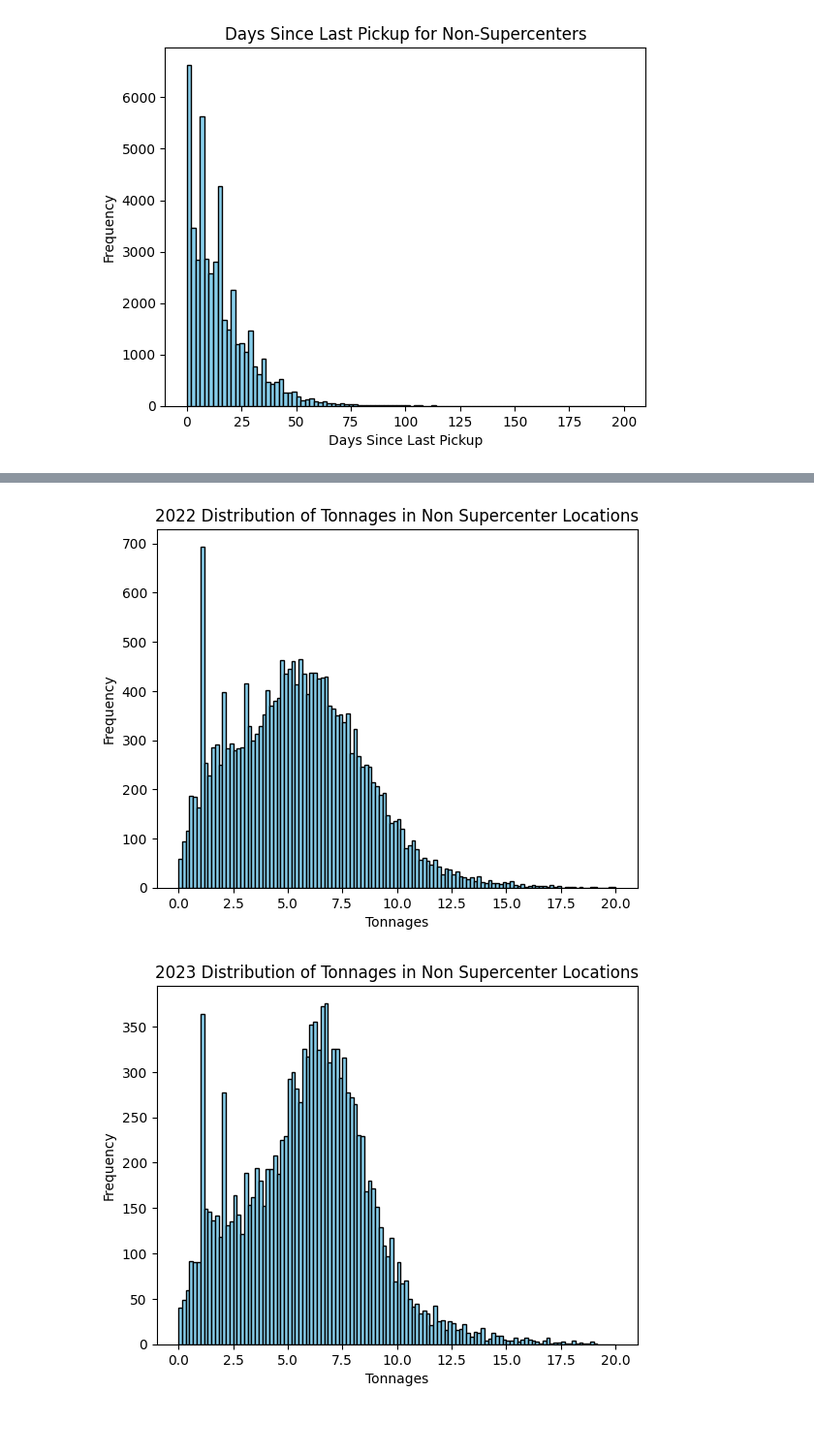
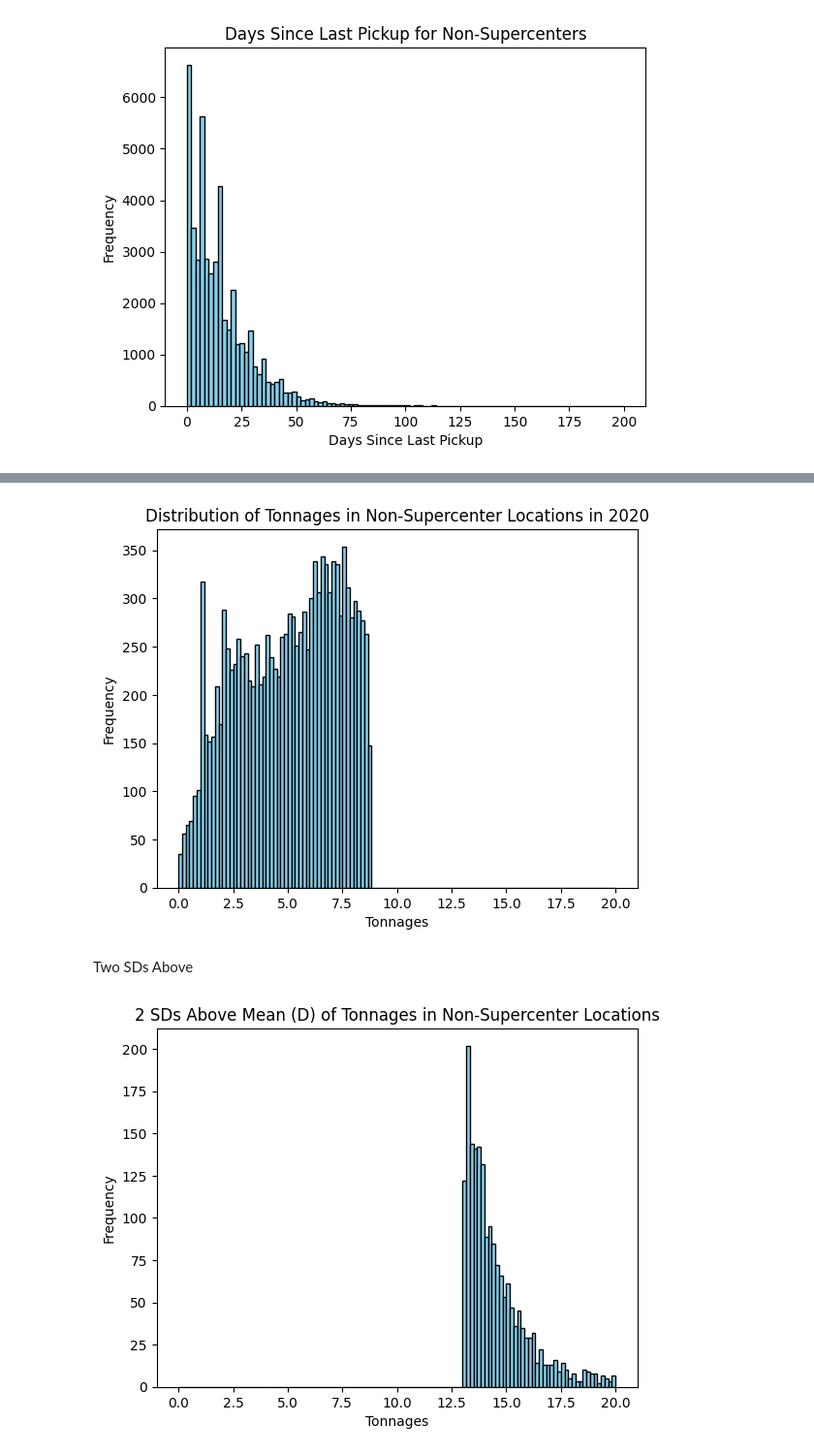
Before and after one commit to jli615/dtxwalmart, a Jupyter notebook: splitting.ipynb, the cells around one changed output, grey strips where cells are left out. Shown at 97% size. Saved outputs shown, nothing was run; the diff lists cells and outputs as text; code cells hidden in the pictures; blank space fills up the shorter version.

```diff
--- a/splitting.ipynb
+++ b/splitting.ipynb
@@ -291,16 +333,18 @@ plt.show()
 # %%
-plt.hist(non_supercenter_22['Tonnage'], bins=120, range=(0, 20), color='skyblue', edgecolor='black')
+plt.hist(clean_nonsupercenter_df21['Tonnage'], bins=120, range=(0, 20), color='skyblue', edgecolor='black')
 plt.xlabel('Tonnages')
 plt.ylabel('Frequency')
-plt.title('2022 Distribution of Tonnages in Non Supercenter Locations')
+plt.title('Distribution of Tonnages in Non-Supercenter Locations in 2020')
 plt.show()
 # %% [output]
-[figure, old version]
+[figure, new version]
+# %% [markdown]
+Two SDs Above
 # %%
-plt.hist(non_supercenter_23['Tonnage'], bins=120, range=(0, 20), color='skyblue', edgecolor='black')
+plt.hist(clean2_supercenter_df['Tonnage'], bins=120, range=(0, 20), color='skyblue', edgecolor='black')
 plt.xlabel('Tonnages')
 plt.ylabel('Frequency')
-plt.title('2023 Distribution of Tonnages in Non Supercenter Locations')
+plt.title('2 SDs Above Mean (D) of Tonnages in Non-Supercenter Locations')
 plt.show()
 # %% [output]
-[figure, old version]
+[figure, new version]
```
Also changed, not shown: parts of 16 cells of this notebook.
